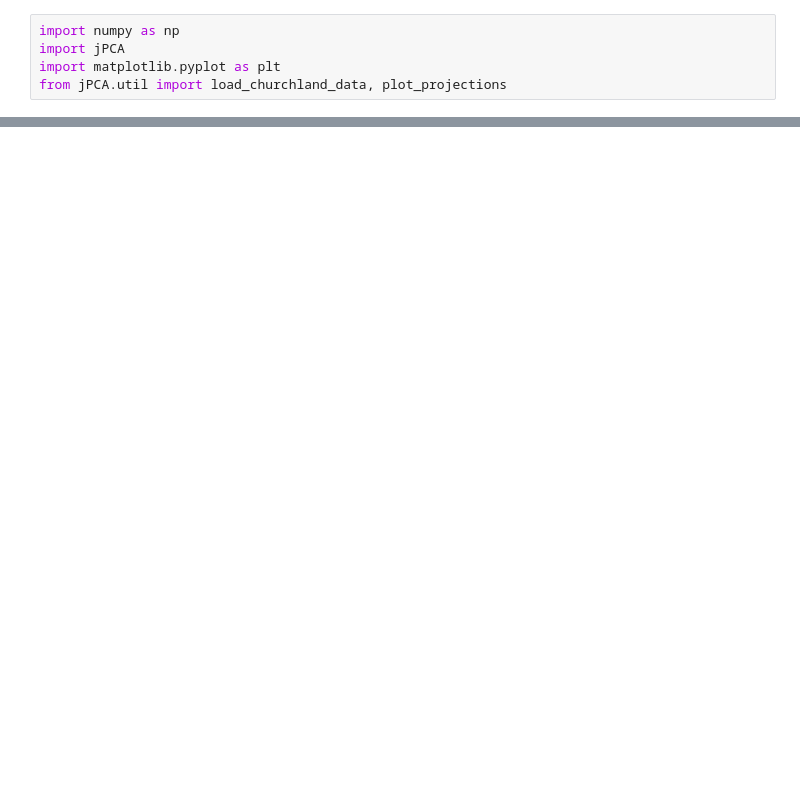
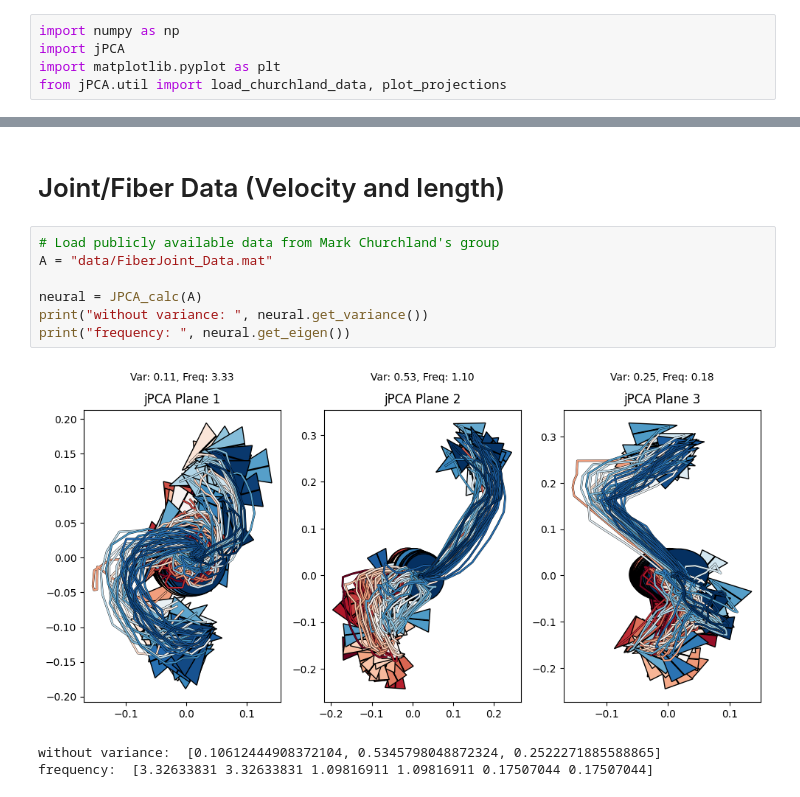
Before and after one commit to ElyasYassin/jPCA, a Jupyter notebook: examples/simple_jPCA_example.ipynb, the cells around one changed output, grey strips where cells are left out. Drawn from its saved outputs; the diff is of its cells as text; blank space fills up the shorter version.

```diff
--- a/examples/simple_jPCA_example.ipynb
+++ b/examples/simple_jPCA_example.ipynb
@@ -95,0 +94,13 @@ Neural_Data : 0.9487513161817491
+# %% [markdown]
+# Joint/Fiber Data (Velocity and length)
+# %%
+# Load publicly available data from Mark Churchland's group
+A = "data/FiberJoint_Data.mat"
+
+neural = JPCA_calc(A)
+print("without variance: ", neural.get_variance())
+print("frequency: ", neural.get_eigen())
+# %% [output]
+[figure, added]
+without variance:  [0.10612444908372104, 0.5345798048872324, 0.2522271885588865]
+frequency:  [3.32633831 3.32633831 1.09816911 1.09816911 0.17507044 0.17507044]
```
Also changed, not shown: parts of 13 cells of this notebook, 21 other files.
